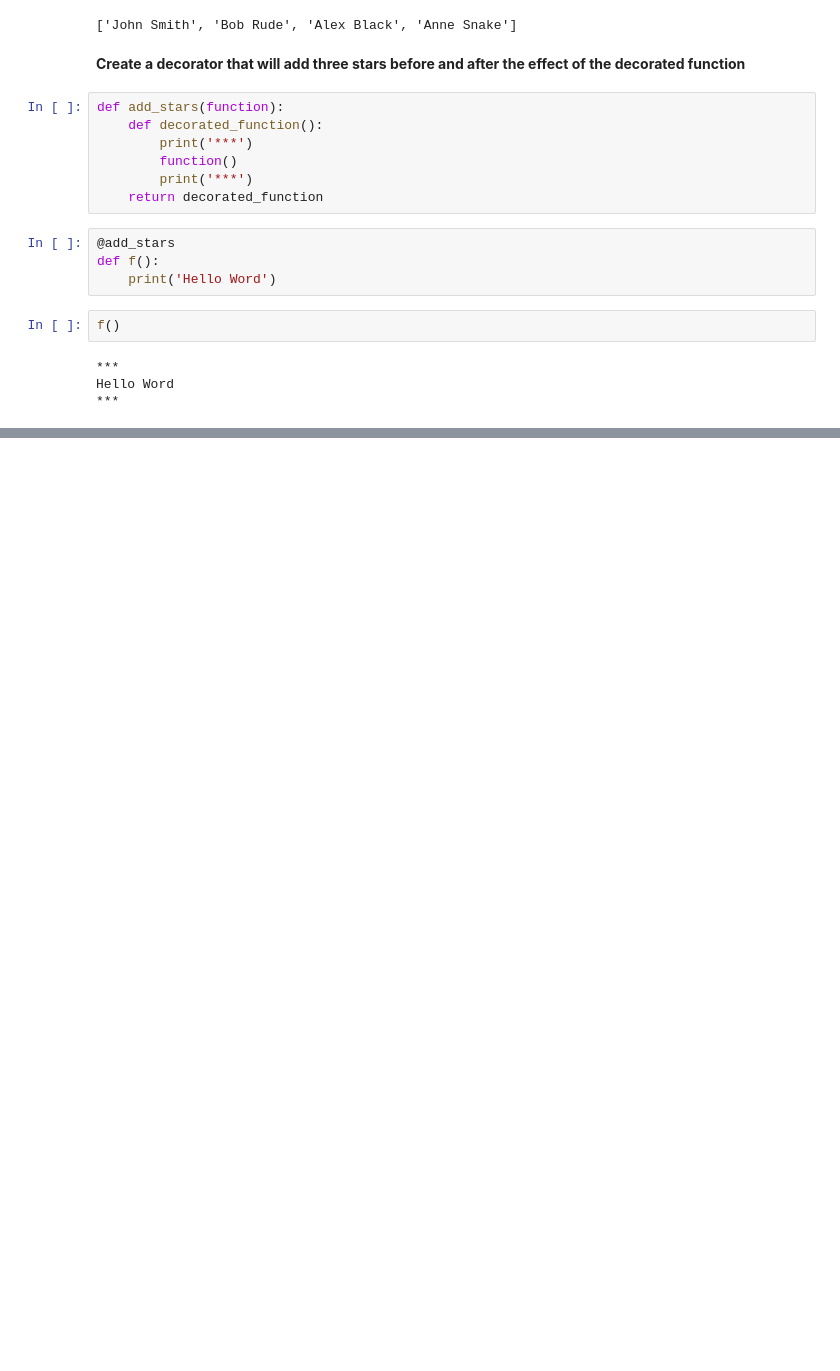
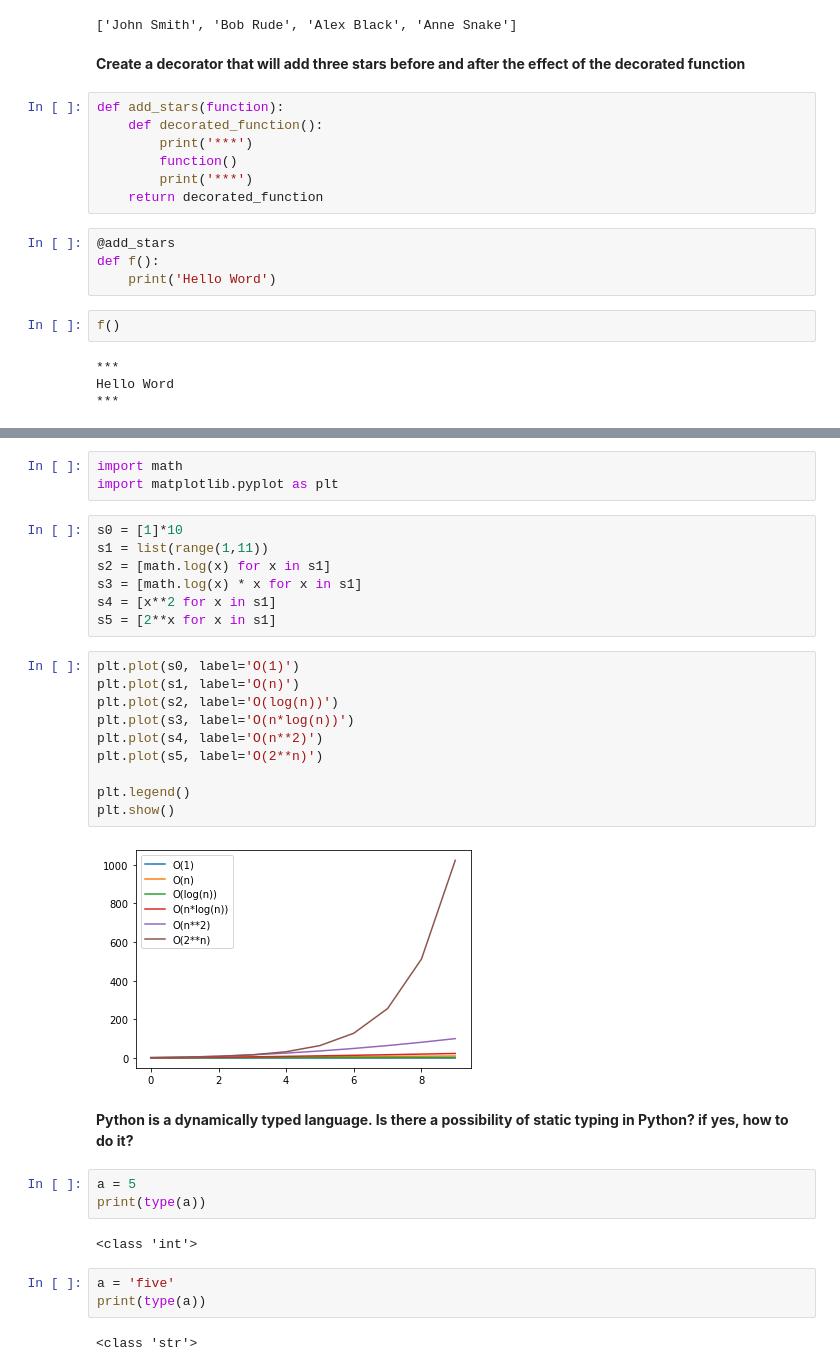
Before and after one commit to OlaJaglinska/Python, a Jupyter notebook: Python_basics.ipynb, the cells around one changed output, grey strips where cells are left out. Drawn from its saved outputs; the diff is of its cells as text; blank space fills up the shorter version.

Commit message:
python_basic_questions_2/2

```diff
--- a/Python_basics.ipynb
+++ b/Python_basics.ipynb
@@ -512,0 +725,34 @@ Hello Word
+# %%
+import math
+import matplotlib.pyplot as plt
+# %%
+s0 = [1]*10
+s1 = list(range(1,11))
+s2 = [math.log(x) for x in s1]
+s3 = [math.log(x) * x for x in s1]
+s4 = [x**2 for x in s1]
+s5 = [2**x for x in s1]
+# %%
+plt.plot(s0, label='O(1)')
+plt.plot(s1, label='O(n)')
+plt.plot(s2, label='O(log(n))')
+plt.plot(s3, label='O(n*log(n))')
+plt.plot(s4, label='O(n**2)')
+plt.plot(s5, label='O(2**n)')
+
+plt.legend()
+plt.show()
+# %% [output]
+[figure, added]
+# %% [markdown]
+**Python is a dynamically typed language. Is there a possibility of static typing in Python? if yes, how to do it?**
+# %%
+a = 5
+print(type(a))
+# %% [output]
+<class 'int'>
+# %%
+a = 'five'
+print(type(a))
+# %% [output]
+<class 'str'>
```
Also changed, not shown: parts of 43 cells of this notebook.
